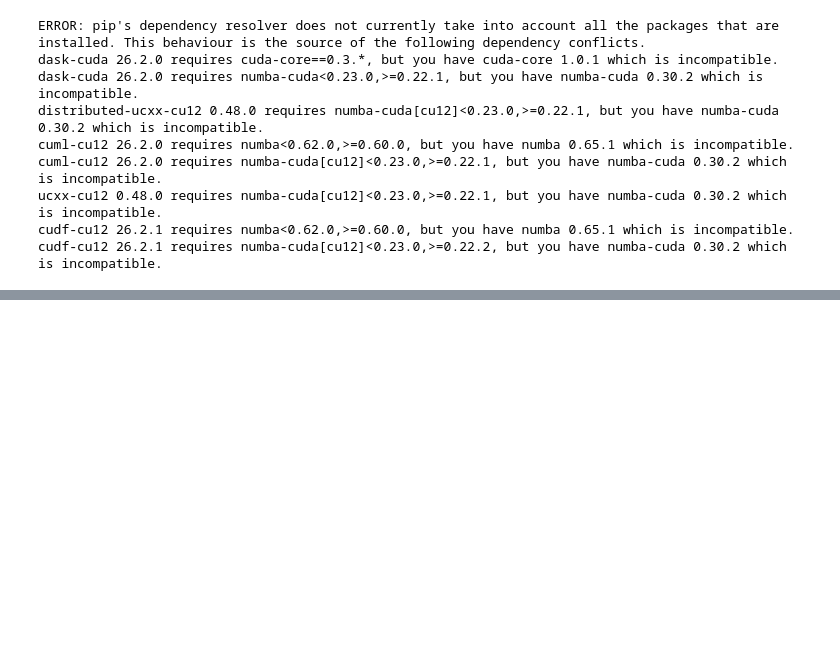
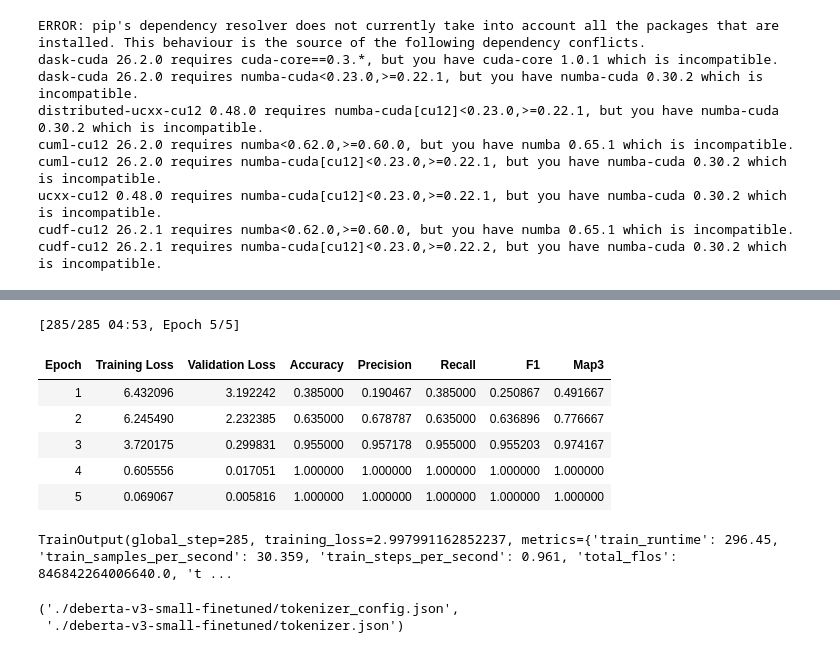
Before and after one commit to 24f3004686/dl-24f3004686-notebook-t22026, a Jupyter notebook: kaggle_notebook.ipynb, the cells around one changed output, grey strips where cells are left out. Cells and saved outputs as stored; diff of their text form; code cells hidden in the pictures; blank space fills up the shorter version.

```diff
--- a/kaggle_notebook.ipynb
+++ b/kaggle_notebook.ipynb
@@ -481,0 +145,17 @@ Option E Probability: 0.1974
+# %%
+MAX_LENGTH = 384
+
+def tokenize(batch):
+    return tokenizer(
+        batch["text"],
+        truncation=True,
+        max_length=MAX_LENGTH
+    )
+
+train_dataset = train_dataset.map(tokenize, batched=True)
+valid_dataset = valid_dataset.map(tokenize, batched=True)
+test_dataset  = test_dataset.map(tokenize, batched=True)
+# %%
+from transformers import DataCollatorWithPadding
+
+data_collator = DataCollatorWithPadding(tokenizer)
@@ -481,0 +252,43 @@ Option E Probability: 0.1974
+# %%
+from transformers import EarlyStoppingCallback
+
+early_stopping = EarlyStoppingCallback(
+    early_stopping_patience=2
+)
+# %%
+from transformers import Trainer
+
+trainer = Trainer(
+
+    model=model,
+
+    args=training_args,
+
+    train_dataset=train_dataset,
+
+    eval_dataset=valid_dataset,
+
+    data_collator=data_collator,
+
+    compute_metrics=compute_metrics,
+
+    callbacks=[early_stopping]
+)
+# %%
+trainer.train()
+# %% [output]
+[285/285 04:53, Epoch 5/5]
+| Epoch | Training Loss | Validation Loss | Accuracy | Precision | Recall | F1 | Map3 |
+| 1 | 6.432096 | 3.192242 | 0.385000 | 0.190467 | 0.385000 | 0.250867 | 0.491667 |
+| 2 | 6.245490 | 2.232385 | 0.635000 | 0.678787 | 0.635000 | 0.636896 | 0.776667 |
+| 3 | 3.720175 | 0.299831 | 0.955000 | 0.957178 | 0.955000 | 0.955203 | 0.974167 |
+| 4 | 0.605556 | 0.017051 | 1.000000 | 1.000000 | 1.000000 | 1.000000 | 1.000000 |
+| 5 | 0.069067 | 0.005816 | 1.000000 | 1.000000 | 1.000000 | 1.000000 | 1.000000 |
+TrainOutput(global_step=285, training_loss=2.997991162852237, metrics={'train_runtime': 296.45, 'train_samples_per_second': 30.359, 'train_steps_per_second': 0.961, 'total_flos': 846842264006640.0, 't ...
+# %%
+trainer.save_model("./deberta-v3-small-finetuned")
+
+tokenizer.save_pretrained("./deberta-v3-small-finetuned")
+# %% [output]
+('./deberta-v3-small-finetuned/tokenizer_config.json',
+ './deberta-v3-small-finetuned/tokenizer.json')
```
Also changed, not shown: parts of 30 cells of this notebook.
